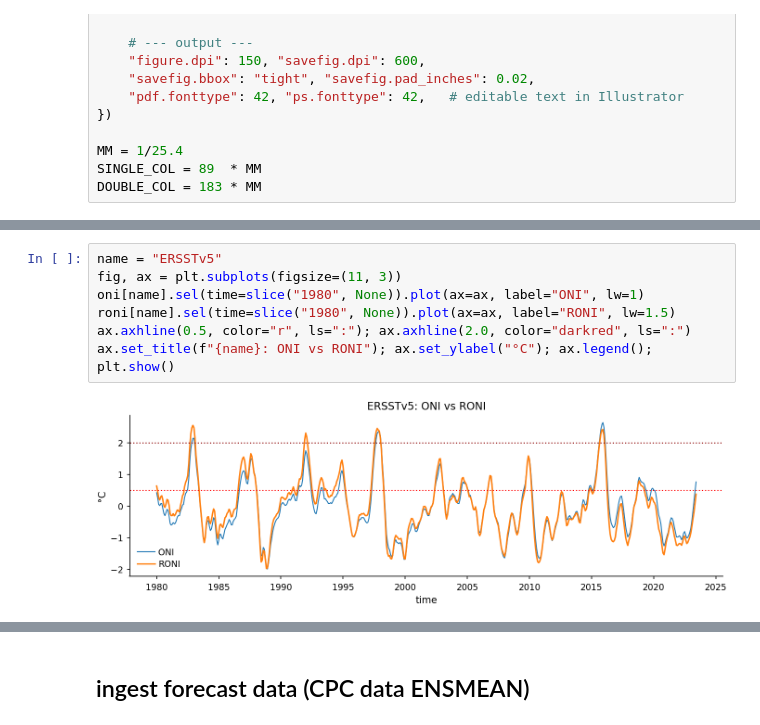
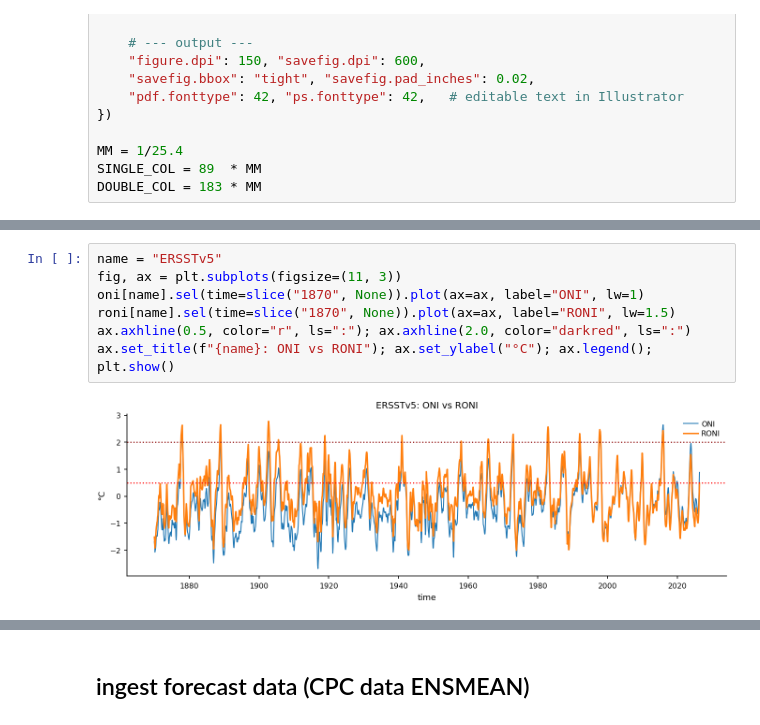
Before and after one commit to adisen99/extreme_el_nino_2026, a Jupyter notebook: 01_observation_data_context.ipynb, the cells around one changed output, grey strips where cells are left out. Drawn from its saved outputs; the diff is of its cells as text.

```diff
--- a/01_observation_data_context.ipynb
+++ b/01_observation_data_context.ipynb
@@ -197,9 +205,9 @@ ERSSTv5   scale=1.249   ONI σ=0.860   RONI σ=0.860   RONI max=2.76
 # %%
 name = "ERSSTv5"
 fig, ax = plt.subplots(figsize=(11, 3))
-oni[name].sel(time=slice("1980", None)).plot(ax=ax, label="ONI", lw=1)
-roni[name].sel(time=slice("1980", None)).plot(ax=ax, label="RONI", lw=1.5)
+oni[name].sel(time=slice("1870", None)).plot(ax=ax, label="ONI", lw=1)
+roni[name].sel(time=slice("1870", None)).plot(ax=ax, label="RONI", lw=1.5)
 ax.axhline(0.5, color="r", ls=":"); ax.axhline(2.0, color="darkred", ls=":")
 ax.set_title(f"{name}: ONI vs RONI"); ax.set_ylabel("°C"); ax.legend(); plt.show()
 # %% [output]
-[figure, old version]
+[figure, new version]
```
Also changed, not shown: parts of 30 cells of this notebook, 3 other files.
